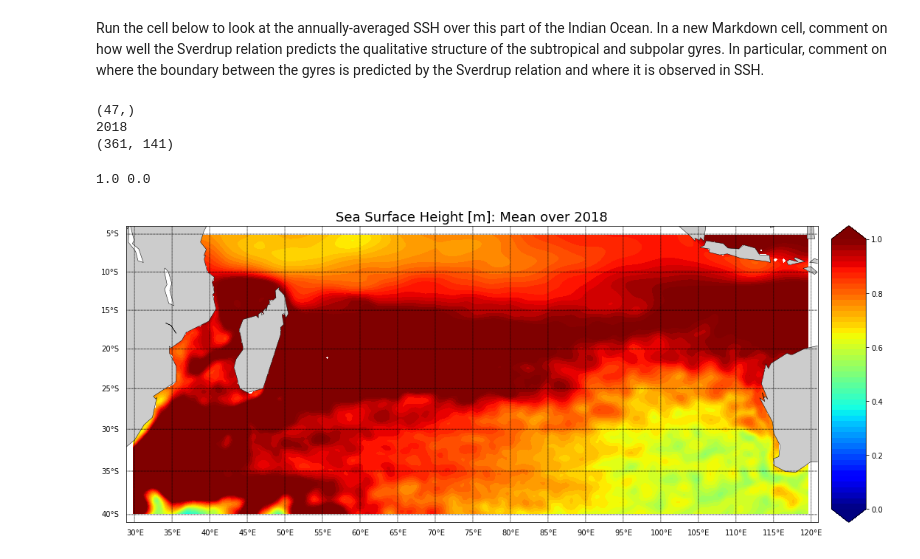
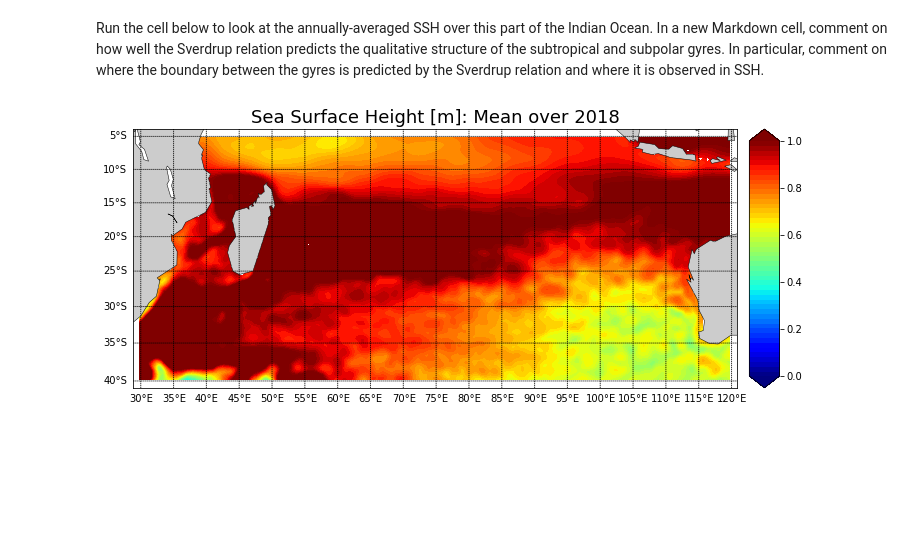
Before and after one commit to sakshamg94/CEE262I_OceanCirculation, a Jupyter notebook: final_project_II.ipynb, the cells around one changed output. Drawn from its saved outputs; the diff is of its cells as text; code cells hidden in the pictures; blank space fills up the shorter version.

```diff
--- a/final_project_II.ipynb
+++ b/final_project_II.ipynb
@@ -536,43 +420,35 @@ if (timeStartId==3*12) :
 else:
     timeStopId = timeStartId + 12
 
-print(time_base.shape)
 currYear = np.unique(pd.DatetimeIndex(time_base.values[timeStartId:timeStopId]).year)
-print(currYear[0])
 assert(currYear.size==1)
 
 # Extract Monthly Mean SSH in this part of Indian Ocean averaged over "currYear"
 SSH_annual = np.nanmean(base_ds['zo'][timeStartId:timeStopId,0,:,:], axis=0).T
-print(SSH_annual.shape)
 SSH_annual[domain==0] = np.nan
 
 ### PLOT SSH_annual
-plt.figure(figsize=(15.,16.))
+plt.figure(figsize=(10,12))
 lon_2D, lat_2D = np.meshgrid(lon_base, lat_base, indexing='ij')
 m = Basemap(projection='mill',
             llcrnrlat=np.min(lat_base)-1, urcrnrlat=np.max(lat_base)+1,
             llcrnrlon=np.min(lon_base)-1, urcrnrlon=np.max(lon_base)+1,
             resolution='c')
 m.fillcontinents()
 m.drawcoastlines(linewidth=0.5)
 m.drawparallels(np.arange(-90.,91,5.), labels=[1,0,0,0])
 m.drawmeridians(np.arange(-180.,181,5.), labels=[0,0,0,1])
 SSHmin = round(np.nanmin(SSH_annual))
 SSHmax = round(np.nanmax(SSH_annual))
-print(SSHmax, SSHmin)
 levs = np.linspace(SSHmin, SSHmax, 50)
 cmesh = m.contourf(lon_2D, lat_2D, SSH_annual, levs, cmap='jet', latlon=True,
                    extend='both')
 cbar = m.colorbar(cmesh, ticks=[-0.2, 0, 0.2, 0.4, 0.6, 0.8, 1], location='right')
 plt.title('Sea Surface Height [m]: Mean over {}'.format(currYear[0]), fontsize=18)
 plt.tight_layout()
 plt.show()
 # %% [output]
-(47,)
-2018
-(361, 141)
-1.0 0.0
-[figure, old version]
+[figure, new version]
 # %%
 %%javascript
 IPython.notebook.save_notebook()
```
Also changed, not shown: parts of 25 cells of this notebook.
